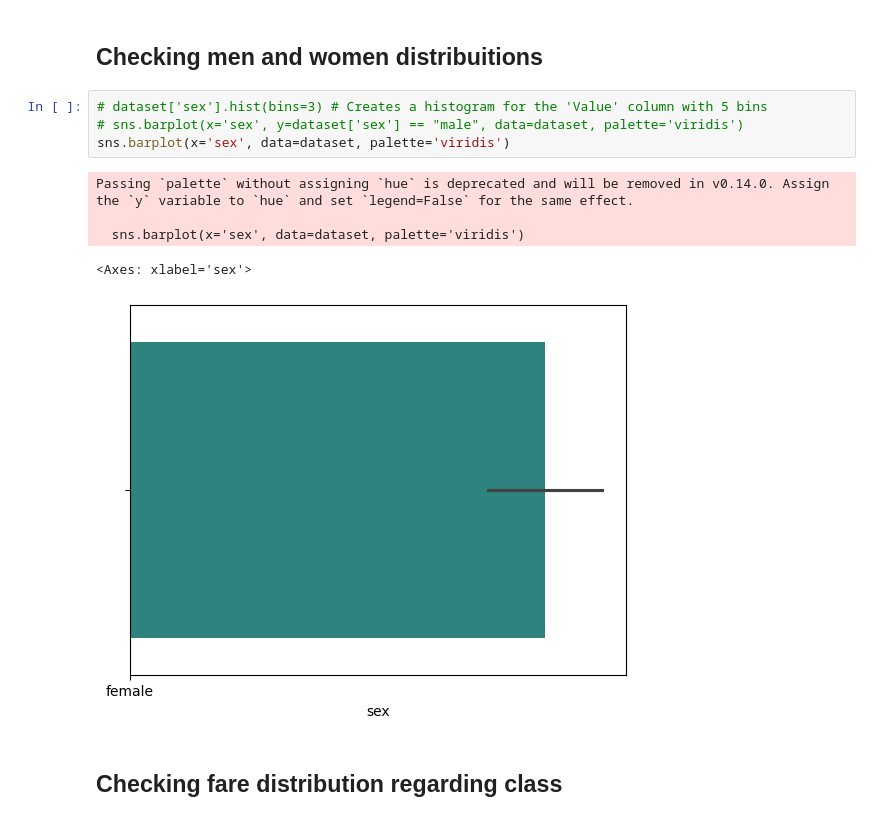
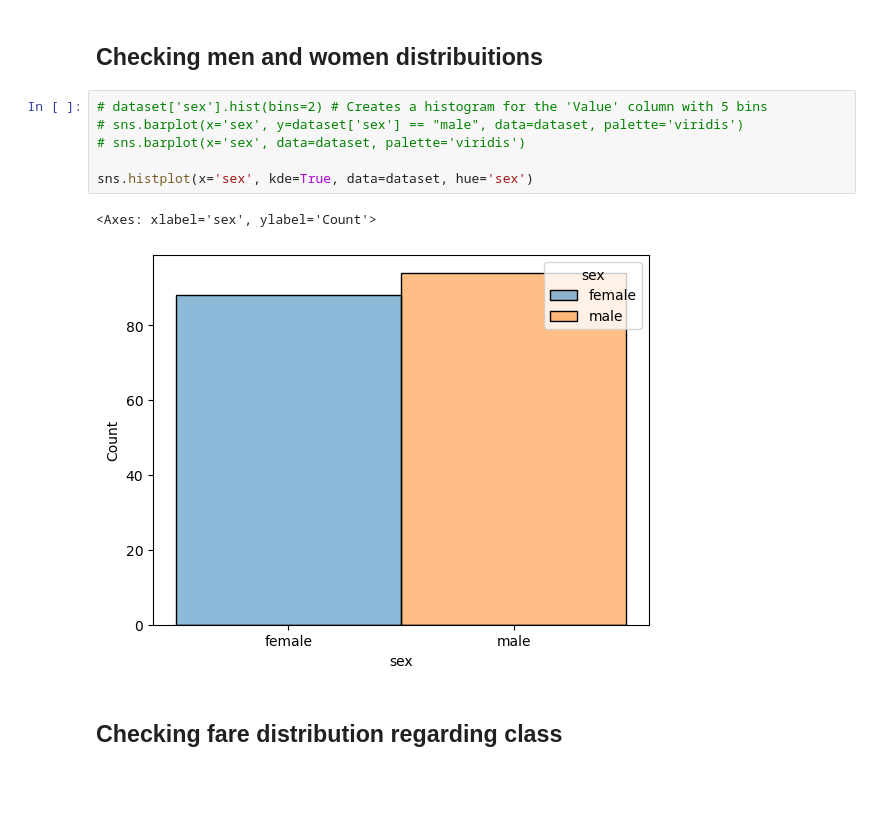
Before and after one commit to witorMao/mo809, a Jupyter notebook: lab3/lab4.ipynb, the cells around one changed output. Cells and saved outputs as stored; diff of their text form; blank space fills up the shorter version.

```diff
--- a/lab3/lab4.ipynb
+++ b/lab3/lab4.ipynb
@@ -52,15 +52,14 @@ number of men: 94
 # %% [markdown]
 ## Checking men and women distribuitions
 # %%
-# dataset['sex'].hist(bins=3) # Creates a histogram for the 'Value' column with 5 bins
+# dataset['sex'].hist(bins=2) # Creates a histogram for the 'Value' column with 5 bins
 # sns.barplot(x='sex', y=dataset['sex'] == "male", data=dataset, palette='viridis')
-sns.barplot(x='sex', data=dataset, palette='viridis')
+# sns.barplot(x='sex', data=dataset, palette='viridis')
+
+sns.histplot(x='sex', kde=True, data=dataset, hue='sex')
 # %% [output]
-Passing `palette` without assigning `hue` is deprecated and will be removed in v0.14.0. Assign the `y` variable to `hue` and set `legend=False` for the same effect.
-
-  sns.barplot(x='sex', data=dataset, palette='viridis')
+<Axes: xlabel='sex', ylabel='Count'>
-<Axes: xlabel='sex'>
-[figure, old version]
+[figure, new version]
 # %% [markdown]
 ## Checking fare distribution regarding class
 # %%
```
Also changed, not shown: parts of 1 cell of this notebook.
